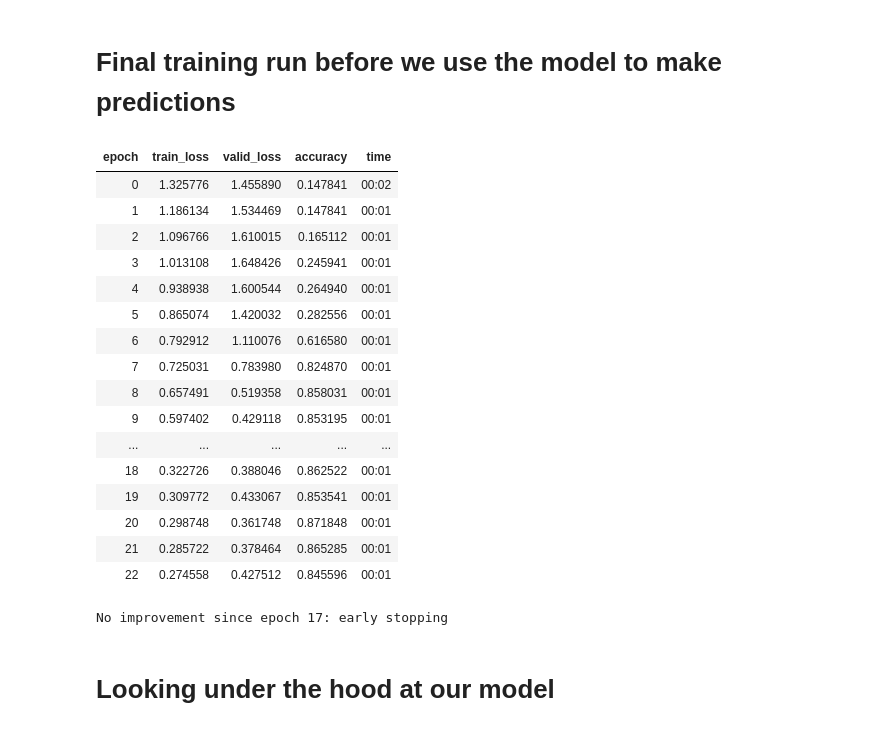
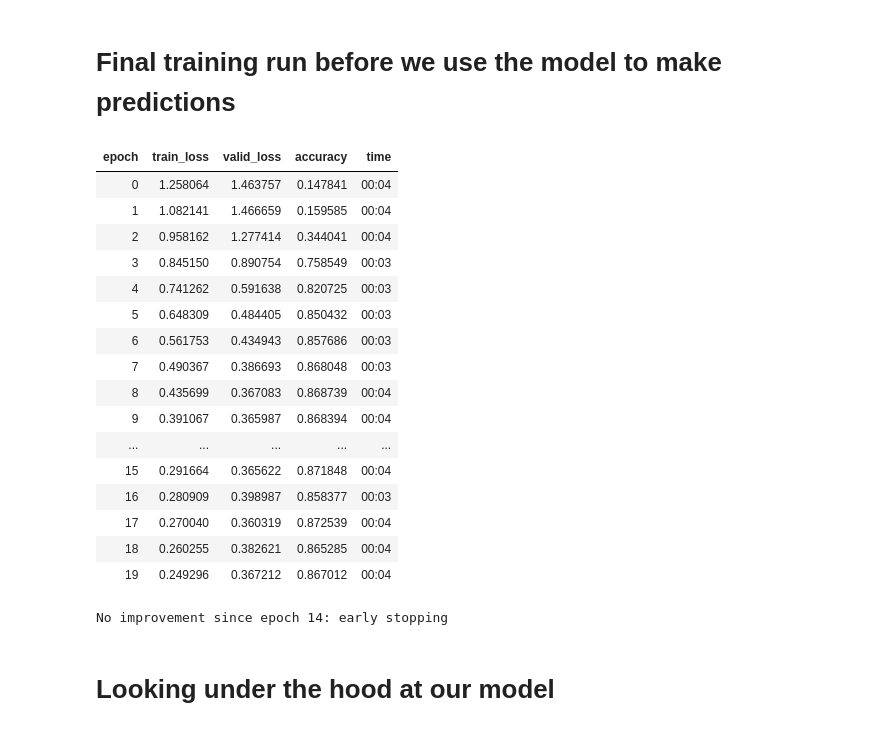
Before and after one commit to carlvh-wimmy/ahri_practicals, a Jupyter notebook: verbal_autopsy_nn/neural_net.ipynb, the cells around one changed output. Drawn from its saved outputs; the diff is of its cells as text; code cells hidden in the pictures.

```diff
--- a/verbal_autopsy_nn/neural_net.ipynb
+++ b/verbal_autopsy_nn/neural_net.ipynb
@@ -466,35 +460,35 @@ interp.plot_confusion_matrix()
 # %% [markdown]
 # Final training run before we use the model to make predictions
 # %%
-dls = to.dataloaders(bs=1028)
+dls = to.dataloaders(bs=512)
 
 learn = tabular_learner(
     dls,
     metrics=[accuracy],
     cbs=[EarlyStoppingCallback(monitor='valid_loss', patience=5, min_delta=0.001)]
 )
 
 # Train the model with early stopping
 learn.fit_one_cycle(100)
 # %% [output]
 | epoch | train_loss | valid_loss | accuracy | time |
-| 0 | 1.325776 | 1.455890 | 0.147841 | 00:02 |
-| 1 | 1.186134 | 1.534469 | 0.147841 | 00:01 |
-| 2 | 1.096766 | 1.610015 | 0.165112 | 00:01 |
-| 3 | 1.013108 | 1.648426 | 0.245941 | 00:01 |
-| 4 | 0.938938 | 1.600544 | 0.264940 | 00:01 |
-| 5 | 0.865074 | 1.420032 | 0.282556 | 00:01 |
-| 6 | 0.792912 | 1.110076 | 0.616580 | 00:01 |
-| 7 | 0.725031 | 0.783980 | 0.824870 | 00:01 |
-| 8 | 0.657491 | 0.519358 | 0.858031 | 00:01 |
-| 9 | 0.597402 | 0.429118 | 0.853195 | 00:01 |
+| 0 | 1.258064 | 1.463757 | 0.147841 | 00:04 |
+| 1 | 1.082141 | 1.466659 | 0.159585 | 00:04 |
+| 2 | 0.958162 | 1.277414 | 0.344041 | 00:04 |
+| 3 | 0.845150 | 0.890754 | 0.758549 | 00:03 |
+| 4 | 0.741262 | 0.591638 | 0.820725 | 00:03 |
+| 5 | 0.648309 | 0.484405 | 0.850432 | 00:03 |
+| 6 | 0.561753 | 0.434943 | 0.857686 | 00:03 |
+| 7 | 0.490367 | 0.386693 | 0.868048 | 00:03 |
+| 8 | 0.435699 | 0.367083 | 0.868739 | 00:04 |
+| 9 | 0.391067 | 0.365987 | 0.868394 | 00:04 |
 | ... | ... | ... | ... | ... |
-| 18 | 0.322726 | 0.388046 | 0.862522 | 00:01 |
-| 19 | 0.309772 | 0.433067 | 0.853541 | 00:01 |
-| 20 | 0.298748 | 0.361748 | 0.871848 | 00:01 |
-| 21 | 0.285722 | 0.378464 | 0.865285 | 00:01 |
-| 22 | 0.274558 | 0.427512 | 0.845596 | 00:01 |
+| 15 | 0.291664 | 0.365622 | 0.871848 | 00:04 |
+| 16 | 0.280909 | 0.398987 | 0.858377 | 00:03 |
+| 17 | 0.270040 | 0.360319 | 0.872539 | 00:04 |
+| 18 | 0.260255 | 0.382621 | 0.865285 | 00:04 |
+| 19 | 0.249296 | 0.367212 | 0.867012 | 00:04 |
-No improvement since epoch 17: early stopping
+No improvement since epoch 14: early stopping
 # %% [markdown]
 # Looking under the hood at our model
 # %%
```
Also changed, not shown: parts of 32 cells of this notebook, 1 other file.
